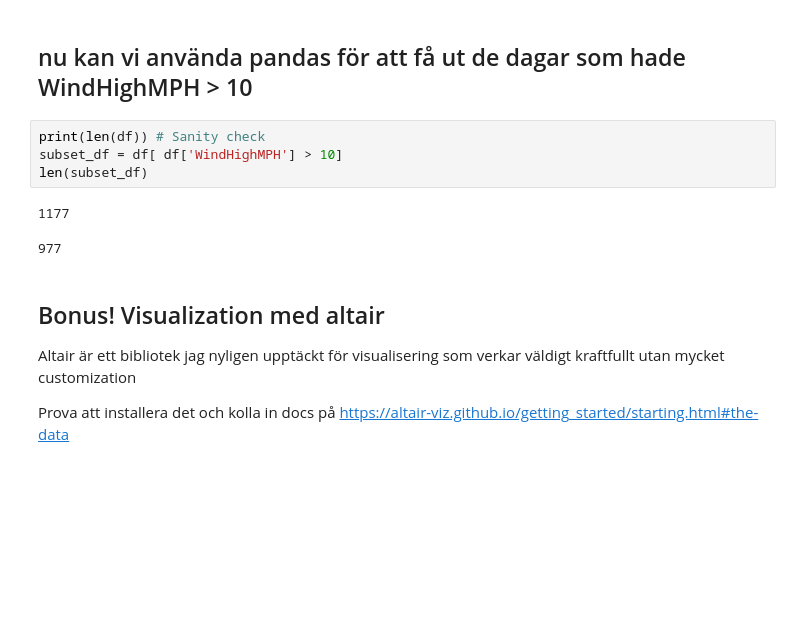
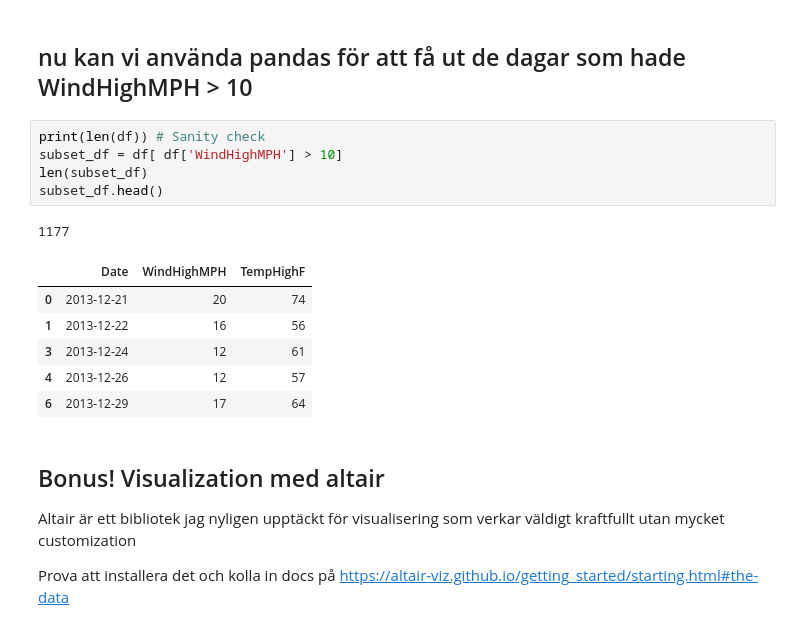
Before and after one commit to P-Fagerstrom/python_programmering, a Jupyter notebook: Lecture10/Python_Lecture10_demo.ipynb, the cells around one changed output. Drawn from its saved outputs; the diff is of its cells as text; blank space fills up the shorter version.

```diff
--- a/Lecture10/Python_Lecture10_demo.ipynb
+++ b/Lecture10/Python_Lecture10_demo.ipynb
@@ -293,10 +288,16 @@ dtype: object
 # %%
 print(len(df)) # Sanity check
 subset_df = df[ df['WindHighMPH'] > 10]
 len(subset_df)
+subset_df.head()
 # %% [output]
 1177
-977
+|  | Date | WindHighMPH | TempHighF |
+| 0 | 2013-12-21 | 20 | 74 |
+| 1 | 2013-12-22 | 16 | 56 |
+| 3 | 2013-12-24 | 12 | 61 |
+| 4 | 2013-12-26 | 12 | 57 |
+| 6 | 2013-12-29 | 17 | 64 |
 # %% [markdown]
 ## Bonus! Visualization med altair
 
```
Also changed, not shown: parts of 24 cells of this notebook, 28 other files.
